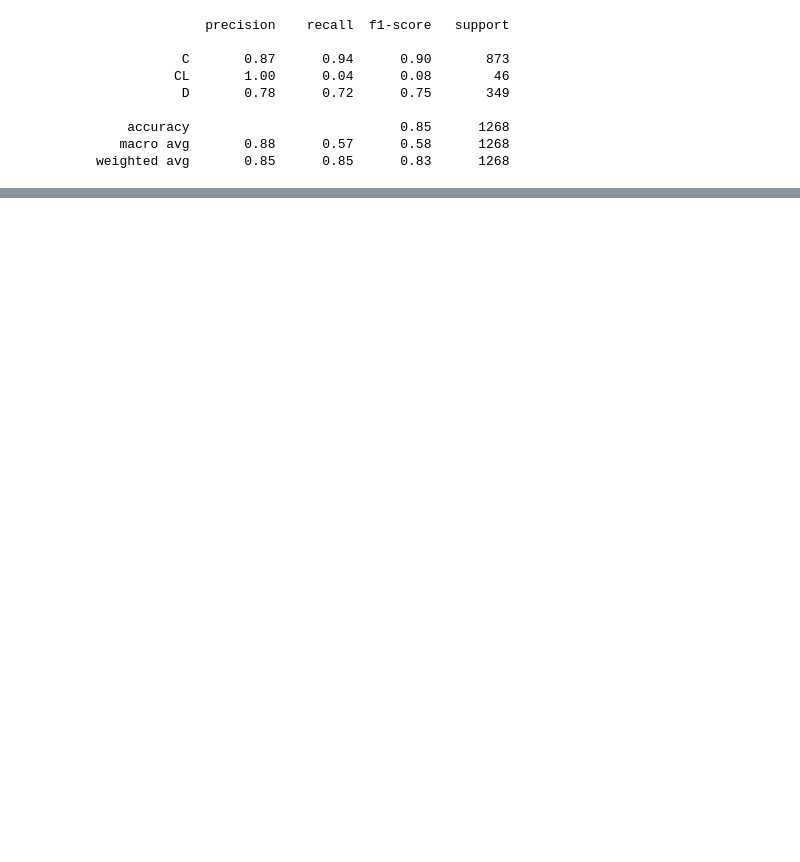
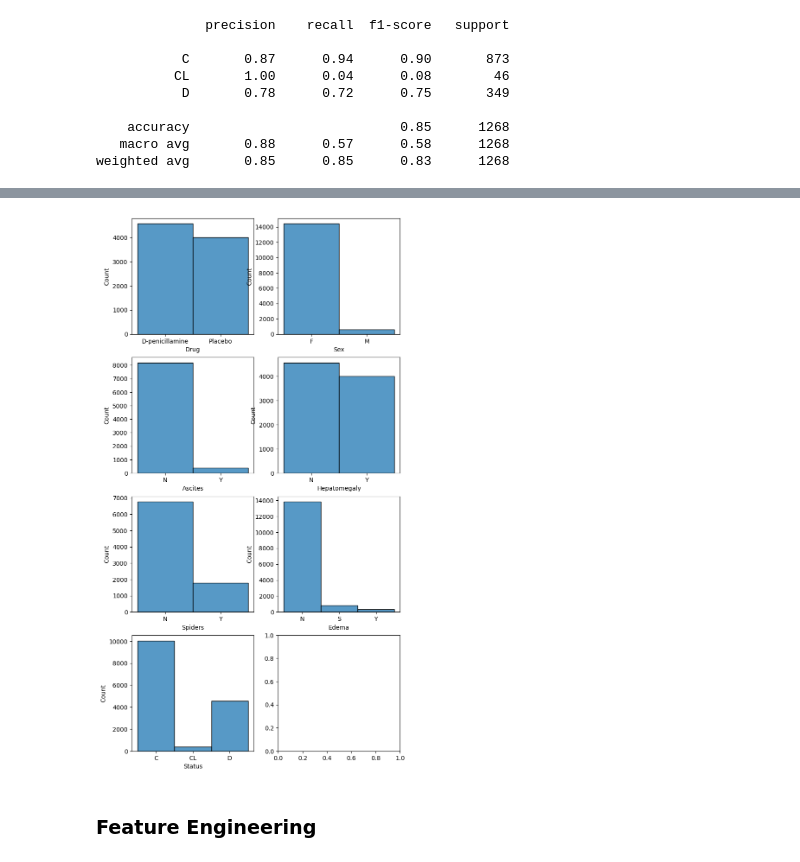
Before and after one commit to melaniedaddio/projet, a Jupyter notebook: data_prep.ipynb, the cells around one changed output, grey strips where cells are left out. Cells and saved outputs as stored; diff of their text form; code cells hidden in the pictures; blank space fills up the shorter version.

```diff
--- a/data_prep.ipynb
+++ b/data_prep.ipynb
@@ -243,0 +485,12 @@ weighted avg       0.85      0.85      0.83      1268
+# %%
+train = train[~train['Ascites'].isin(['D-penicillamine', 'S'])]
+train = train[train['Hepatomegaly'] != '119.35']
+
+# extract the categorical features
+cat_train = train.select_dtypes(include = ['object']).astype('category')
+cat_train.head()
+
+num_train = train.select_dtypes(include = ['int', 'float'])
+num_train.head()
+
+train.head()
@@ -243,0 +504,12 @@ weighted avg       0.85      0.85      0.83      1268
+# %%
+# plot the categorical data after correction
+rows = (len(cat_train.columns)+1)//2
+_, axes = plt.subplots(rows, 2, figsize = (8, rows*4))
+for i, col in enumerate(cat_train.columns):
+    hor = i%2
+    ver = i//2
+    sns.histplot(data = cat_train[col], ax = axes[ver, hor])
+# %% [output]
+[figure, added]
+# %% [markdown]
+### Feature Engineering
```
Also changed, not shown: parts of 45 cells of this notebook, 3 other files.
